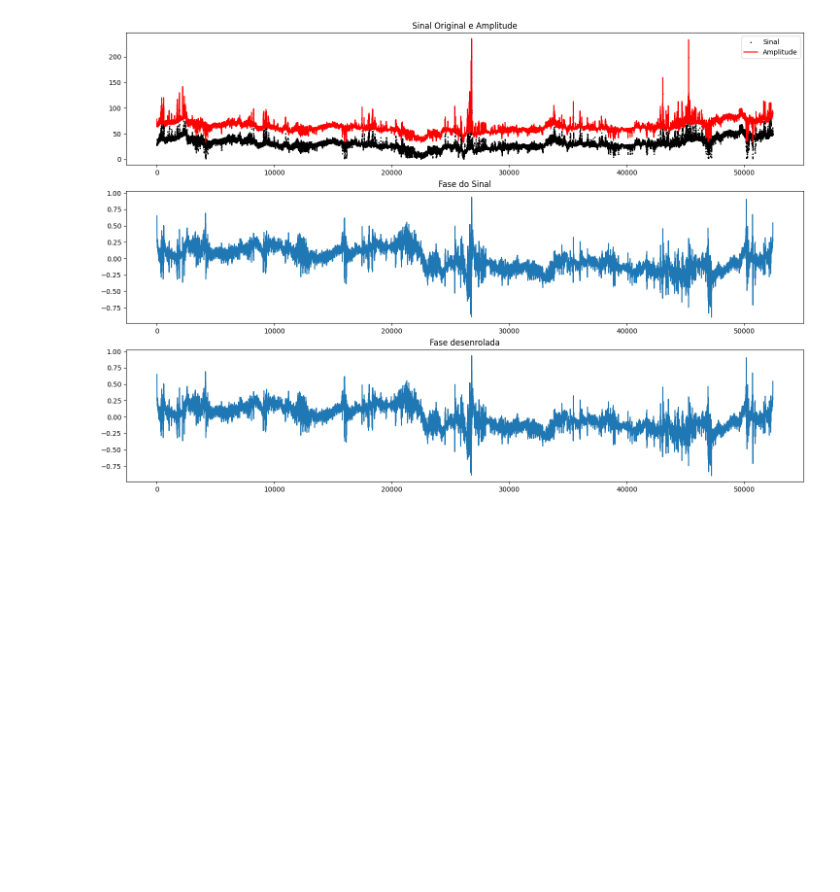
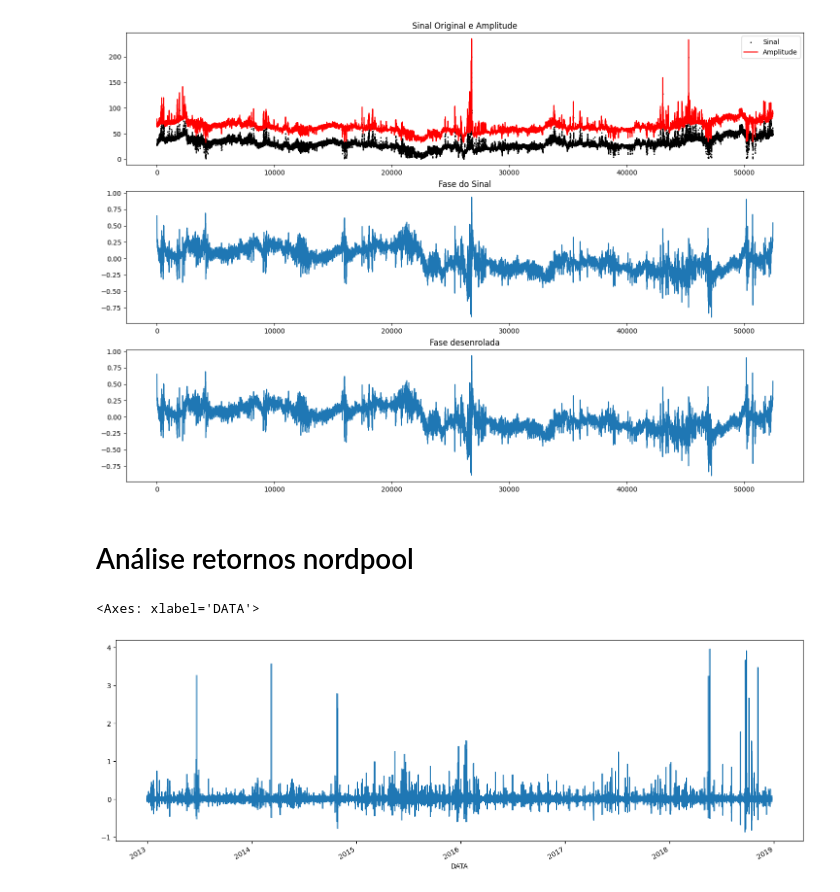
Before and after one commit to vidomirana/Analise-Sincronia-SeriesTemporais-Soja, a Jupyter notebook: NordPoolData.ipynb, the cells around one changed output. Cells and saved outputs as stored; diff of their text form; code cells hidden in the pictures; blank space fills up the shorter version.

```diff
--- a/NordPoolData.ipynb
+++ b/NordPoolData.ipynb
@@ -176,3 +176,12 @@ plt.title('Fase desenrolada')
 plt.show()
 # %% [output]
 [figure]
+# %% [markdown]
+# Análise retornos nordpool
+# %%
+retornos_df = nordpool.pct_change()
+retornos_df.dropna(inplace=True)
+retornos_df.plot(figsize=(18,6))
+# %% [output]
+<Axes: xlabel='DATA'>
+[figure, added]
```
Also changed, not shown: parts of 6 cells of this notebook, 2 other files.
